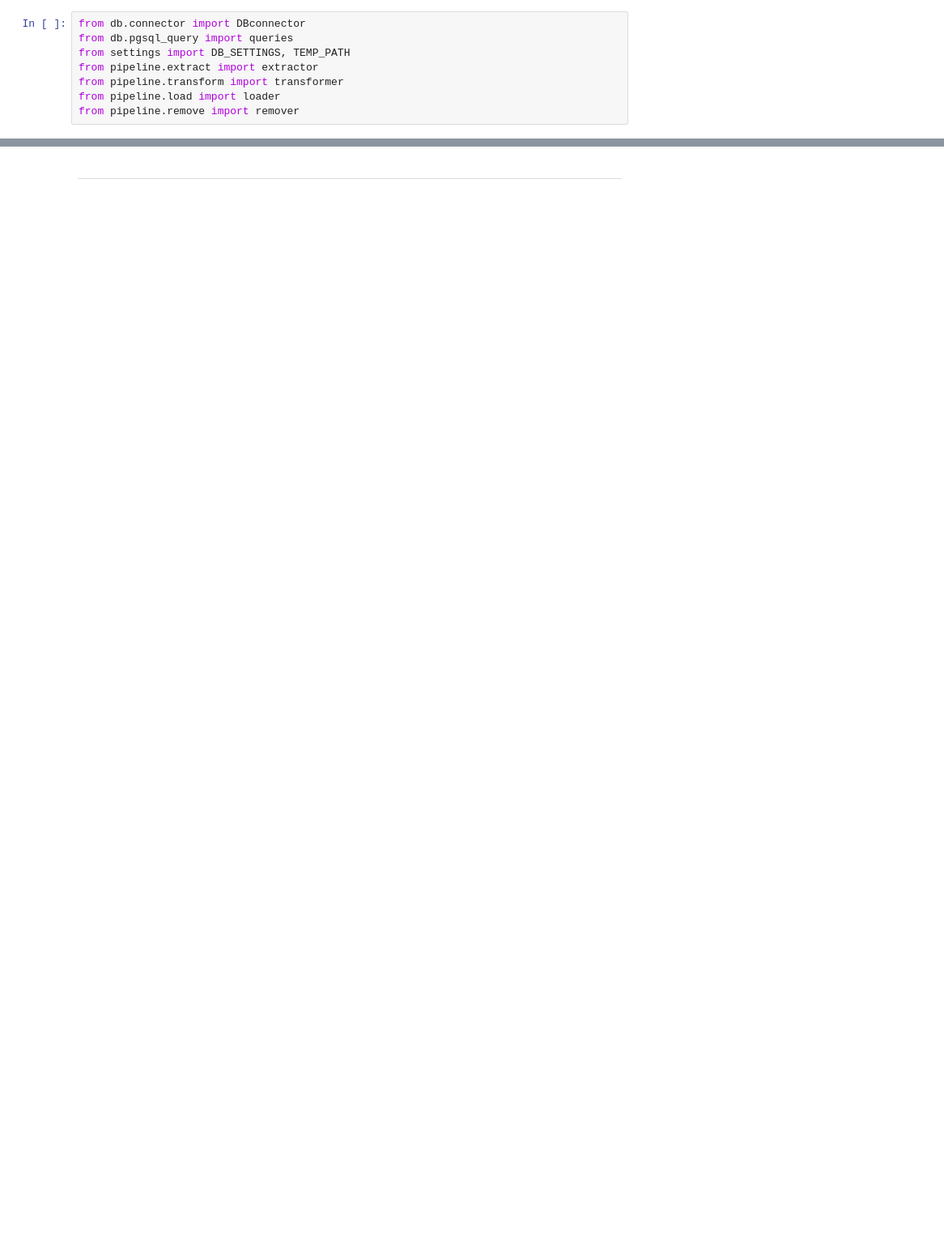
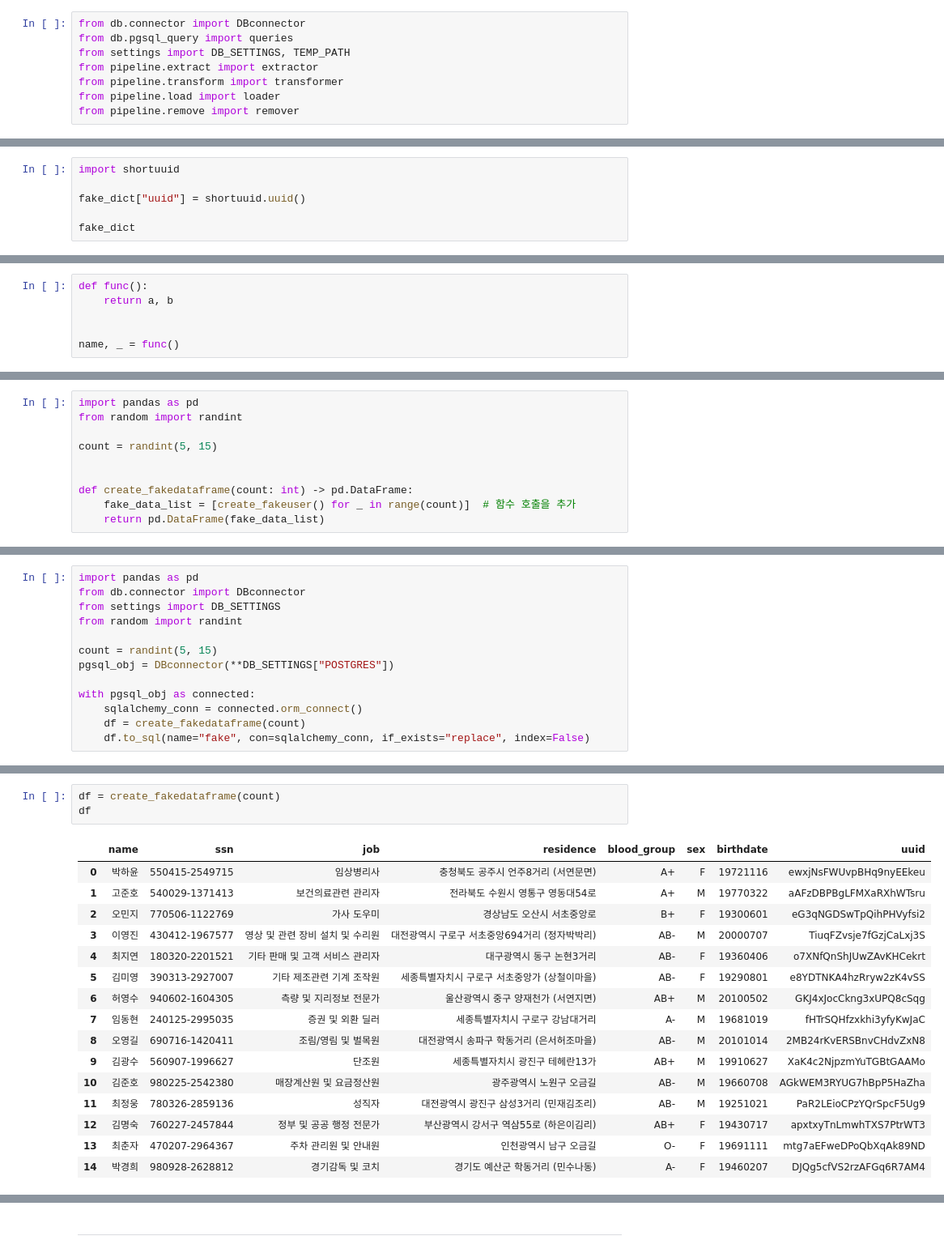
Before and after one commit to DonginJeon/Chunjae_edu, a Jupyter notebook: 11_Engineering/DAY2/Day2_241028.ipynb, the cells around one changed output, grey strips where cells are left out. Shown: that part at 81% size. Drawn from its saved outputs; the diff is of its cells as text; blank space fills up the shorter version.

```diff
--- a/11_Engineering/DAY2/Day2_241028.ipynb
+++ b/11_Engineering/DAY2/Day2_241028.ipynb
@@ -521,0 +618,6 @@ from pipeline.remove import remover
+# %%
+import shortuuid
+
+fake_dict["uuid"] = shortuuid.uuid()
+
+fake_dict
@@ -521,0 +665,6 @@ from pipeline.remove import remover
+# %%
+def func():
+    return a, b
+
+
+name, _ = func()
@@ -521,0 +706,10 @@ from pipeline.remove import remover
+# %%
+import pandas as pd
+from random import randint
+
+count = randint(5, 15)
+
+
+def create_fakedataframe(count: int) -> pd.DataFrame:
+    fake_data_list = [create_fakeuser() for _ in range(count)]  # 함수 호출을 추가
+    return pd.DataFrame(fake_data_list)
@@ -521,0 +735,13 @@ from pipeline.remove import remover
+# %%
+import pandas as pd
+from db.connector import DBconnector
+from settings import DB_SETTINGS
+from random import randint
+
+count = randint(5, 15)
+pgsql_obj = DBconnector(**DB_SETTINGS["POSTGRES"])
+
+with pgsql_obj as connected:
+    sqlalchemy_conn = connected.orm_connect()
+    df = create_fakedataframe(count)
+    df.to_sql(name="fake", con=sqlalchemy_conn, if_exists="replace", index=False)
@@ -521,0 +785,20 @@ from pipeline.remove import remover
+# %%
+df = create_fakedataframe(count)
+df
+# %% [output]
+|  | name | ssn | job | residence | blood_group | sex | birthdate | uuid |
+| 0 | 박하윤 | 550415-2549715 | 임상병리사 | 충청북도 공주시 언주8거리 (서연문면) | A+ | F | 19721116 | ewxjNsFWUvpBHq9nyEEkeu |
+| 1 | 고준호 | 540029-1371413 | 보건의료관련 관리자 | 전라북도 수원시 영통구 영동대54로 | A+ | M | 19770322 | aAFzDBPBgLFMXaRXhWTsru |
+| 2 | 오민지 | 770506-1122769 | 가사 도우미 | 경상남도 오산시 서초중앙로 | B+ | F | 19300601 | eG3qNGDSwTpQihPHVyfsi2 |
+| 3 | 이영진 | 430412-1967577 | 영상 및 관련 장비 설치 및 수리원 | 대전광역시 구로구 서초중앙694거리 (정자박박리) | AB- | M | 20000707 | TiuqFZvsje7fGzjCaLxj3S |
+| 4 | 최지연 | 180320-2201521 | 기타 판매 및 고객 서비스 관리자 | 대구광역시 동구 논현3거리 | AB- | F | 19360406 | o7XNfQnShJUwZAvKHCekrt |
+| 5 | 김미영 | 390313-2927007 | 기타 제조관련 기계 조작원 | 세종특별자치시 구로구 서초중앙가 (상철이마을) | AB- | F | 19290801 | e8YDTNKA4hzRryw2zK4vSS |
+| 6 | 허영수 | 940602-1604305 | 측량 및 지리정보 전문가 | 울산광역시 중구 양재천가 (서연지면) | AB+ | M | 20100502 | GKJ4xJocCkng3xUPQ8cSqg |
+| 7 | 임동현 | 240125-2995035 | 증권 및 외환 딜러 | 세종특별자치시 구로구 강남대거리 | A- | M | 19681019 | fHTrSQHfzxkhi3yfyKwJaC |
+| 8 | 오영길 | 690716-1420411 | 조림/영림 및 벌목원 | 대전광역시 송파구 학동거리 (은서허조마을) | AB- | M | 20101014 | 2MB24rKvERSBnvCHdvZxN8 |
+| 9 | 김광수 | 560907-1996627 | 단조원 | 세종특별자치시 광진구 테헤란13가 | AB+ | M | 19910627 | XaK4c2NjpzmYuTGBtGAAMo |
+| 10 | 김준호 | 980225-2542380 | 매장계산원 및 요금정산원 | 광주광역시 노원구 오금길 | AB- | M | 19660708 | AGkWEM3RYUG7hBpP5HaZha |
+| 11 | 최정웅 | 780326-2859136 | 성직자 | 대전광역시 광진구 삼성3거리 (민재김조리) | AB- | M | 19251021 | PaR2LEioCPzYQrSpcF5Ug9 |
+| 12 | 김명숙 | 760227-2457844 | 정부 및 공공 행정 전문가 | 부산광역시 강서구 역삼55로 (하은이김리) | AB+ | F | 19430717 | apxtxyTnLmwhTXS7PtrWT3 |
+| 13 | 최춘자 | 470207-2964367 | 주차 관리원 및 안내원 | 인천광역시 남구 오금길 | O- | F | 19691111 | mtg7aEFweDPoQbXqAk89ND |
+| 14 | 박경희 | 980928-2628812 | 경기감독 및 코치 | 경기도 예산군 학동거리 (민수나동) | A- | F | 19460207 | DJQg5cfVS2rzAFGq6R7AM4 |
```
Also changed, not shown: parts of 117 cells of this notebook, 15 other files.
